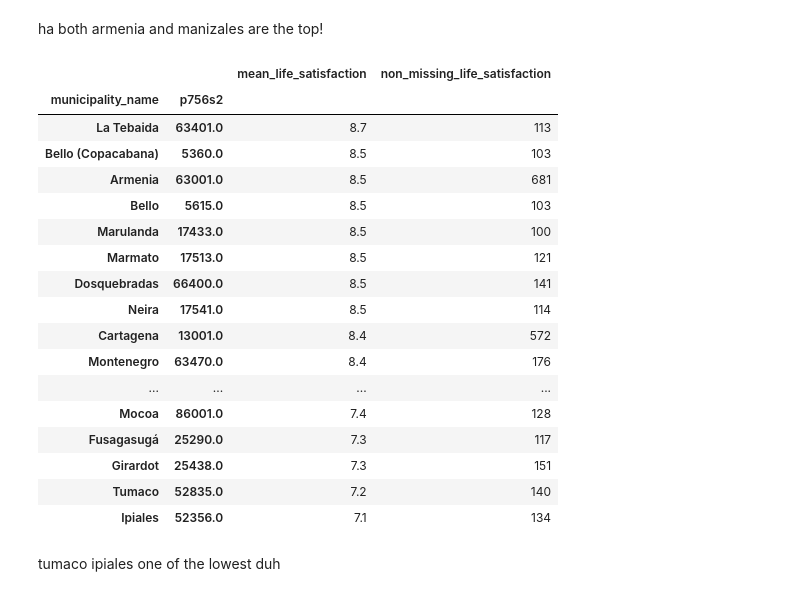
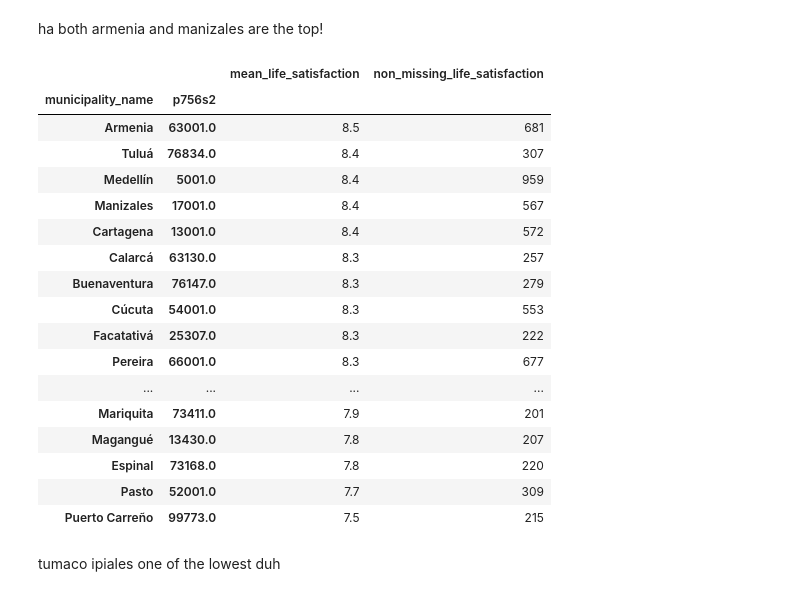
Before and after one commit to theaok/linaColMex, a Jupyter notebook: linaColMex.ipynb, the cells around one changed output. Cells and saved outputs as stored; diff of their text form; code cells hidden in the pictures.

```diff
--- a/linaColMex.ipynb
+++ b/linaColMex.ipynb
@@ -1503,34 +1515,34 @@ ha both armenia and manizales are the top!
 # %%
 col['municipality_name'] = col['p756s2'].map(municipality_mapping)
 
 municipality_summary = col.groupby(['municipality_name','p756s2'])['life satisfaction'].agg(['mean', 'count'])
 municipality_summary = municipality_summary.rename(columns={
     'mean': 'mean_life_satisfaction',
     'count': 'non_missing_life_satisfaction'
 })
 municipality_summary['mean_life_satisfaction'] = municipality_summary['mean_life_satisfaction'].round(1)
 #municipality_summary
-filtered_municipality_summary_100 = municipality_summary[municipality_summary['non_missing_life_satisfaction'] >= 100]
-display(filtered_municipality_summary_100.sort_values(by='mean_life_satisfaction', ascending=False))
+muni2021_200 = municipality_summary[municipality_summary['non_missing_life_satisfaction'] >= 200]
+muni2021_200.sort_values(by='mean_life_satisfaction', ascending=False)
 # %% [output]
 |  |  | mean_life_satisfaction | non_missing_life_satisfaction |
 | municipality_name | p756s2 |  |  |
-| La Tebaida | 63401.0 | 8.7 | 113 |
-| Bello (Copacabana) | 5360.0 | 8.5 | 103 |
 | Armenia | 63001.0 | 8.5 | 681 |
-| Bello | 5615.0 | 8.5 | 103 |
-| Marulanda | 17433.0 | 8.5 | 100 |
-| Marmato | 17513.0 | 8.5 | 121 |
-| Dosquebradas | 66400.0 | 8.5 | 141 |
-| Neira | 17541.0 | 8.5 | 114 |
+| Tuluá | 76834.0 | 8.4 | 307 |
+| Medellín | 5001.0 | 8.4 | 959 |
+| Manizales | 17001.0 | 8.4 | 567 |
 | Cartagena | 13001.0 | 8.4 | 572 |
-| Montenegro | 63470.0 | 8.4 | 176 |
+| Calarcá | 63130.0 | 8.3 | 257 |
+| Buenaventura | 76147.0 | 8.3 | 279 |
+| Cúcuta | 54001.0 | 8.3 | 553 |
+| Facatativá | 25307.0 | 8.3 | 222 |
+| Pereira | 66001.0 | 8.3 | 677 |
 | ... | ... | ... | ... |
-| Mocoa | 86001.0 | 7.4 | 128 |
-| Fusagasugá | 25290.0 | 7.3 | 117 |
-| Girardot | 25438.0 | 7.3 | 151 |
-| Tumaco | 52835.0 | 7.2 | 140 |
-| Ipiales | 52356.0 | 7.1 | 134 |
+| Mariquita | 73411.0 | 7.9 | 201 |
+| Magangué | 13430.0 | 7.8 | 207 |
+| Espinal | 73168.0 | 7.8 | 220 |
+| Pasto | 52001.0 | 7.7 | 309 |
+| Puerto Carreño | 99773.0 | 7.5 | 215 |
 # %% [markdown]
 tumaco ipiales one of the lowest duh
 # %%
```
Also changed, not shown: parts of 21 cells of this notebook.
